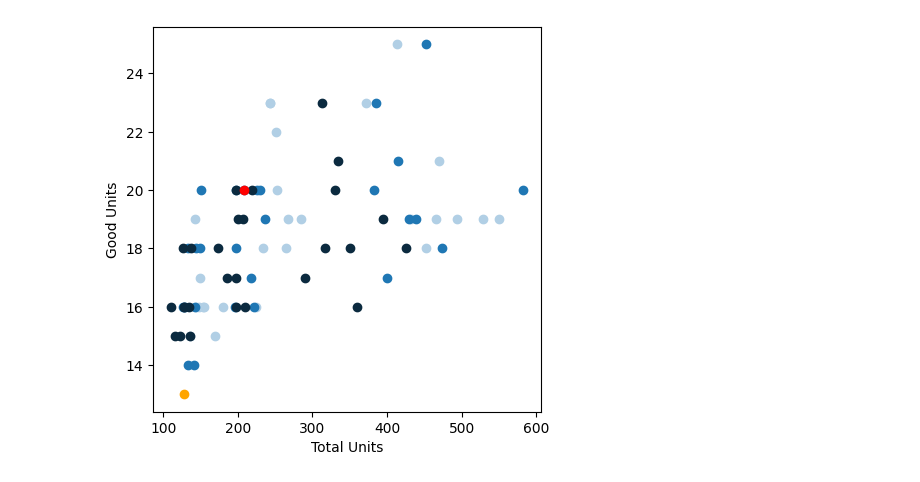
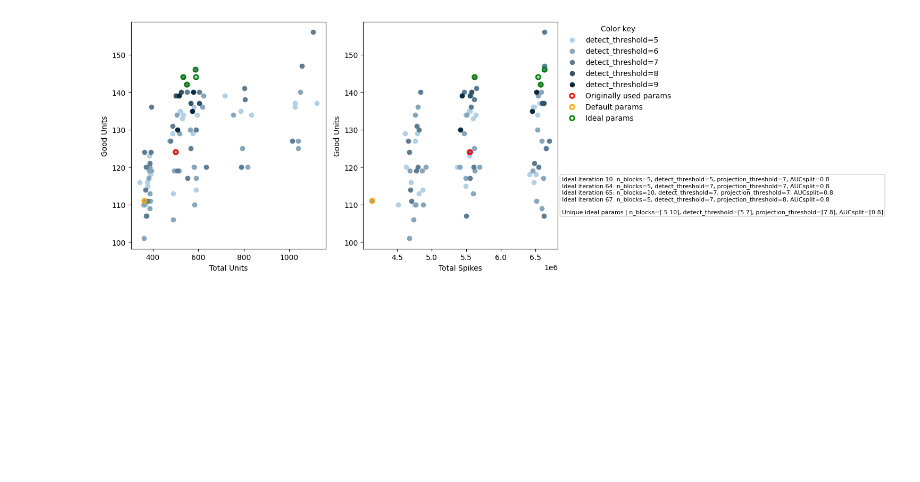
Before and after one commit to BrancoLab/JAL2_subgoal_pipeline, a Jupyter notebook: JR_test_scripts/KS_sweep_bc_metrics.ipynb, the cells around one changed output. Saved outputs shown, nothing was run; the diff lists cells and outputs as text; code cells hidden in the pictures; blank space fills up the shorter version.

```diff
--- a/JR_test_scripts/KS_sweep_bc_metrics.ipynb
+++ b/JR_test_scripts/KS_sweep_bc_metrics.ipynb
@@ -153,6 +151,9 @@ array([ 1,  5, 10,  1,  5, 10,  1,  5, 10,  1,  5, 10,  1,  5, 10,  1,  5,
 # %%
 """Plot the results"""
-shades = three_shades("#1f77b4")
+use_color = np.array(ks_params["detect_threshold"]) # projection_threshold, AUCsplit, nblocks
+shades = n_shades("#1f77b4", n=len(np.unique(use_color)))
+used_it = np.where(ks_params["used_it"])[0][0]
+default = np.where(ks_params["default"])[0][0]
 
 fig, axs = plt.subplots(1, 4, figsize=(20, 5))
 axs[0].bar(range(len(results['unit_num'])), results['unit_num'])
@@ -168,13 +169,74 @@ axs[3].bar(range(len(results['n_noise_units'])), results['n_noise_units'])
 axs[3].bar(used_it, results['n_noise_units'][used_it], color='red')  # Highlight the used iteration
 axs[3].set_title('Noise Units')
 
-fig, axs = plt.subplots(1, 1, figsize=(5, 5))
-use_color = np.array(pt_list) # dt_list, pt_list, nb_list
-for i, val in enumerate(np.unique(use_color[:-1])):
+fig, axs = plt.subplots(1, 2, figsize=(15, 5))
+ideal = (np.array(results["n_good_units"]) > 140) & (np.array(results['unit_num']) < 700)
+# good vs total units
+for i, val in enumerate(np.unique(use_color)):
     mask = use_color == val
-    axs.scatter(np.array(results['unit_num'])[mask], np.array(results['n_good_units'])[mask], color = shades[i])
-axs.scatter(results["unit_num"][used_it], results["n_good_units"][used_it], color='red')  # Highlight the used iteration
-axs.scatter(results["unit_num"][-1], results["n_good_units"][-1], color='orange')  # Highlight the default iteration
-axs.set_xlabel('Total Units')
-axs.set_ylabel('Good Units')
+    axs[0].scatter(np.array(results['unit_num'])[mask], np.array(results['n_good_units'])[mask], color = shades[i])
+axs[0].scatter(results["unit_num"][used_it], results["n_good_units"][used_it], edgecolor='red', facecolor = "None", linewidth = 2, label='Originally used params')  # Highlight the used iteration
+axs[0].scatter(results["unit_num"][default], results["n_good_units"][default], edgecolor='orange', facecolor = "None", linewidth = 2, label='Default params')  # Highlight the default iteration
+axs[0].scatter(np.array(results['unit_num'])[ideal], np.array(results['n_good_units'])[ideal], edgecolor='green', facecolor = "None", linewidth = 2, label='Ideal params')  # Highlight the ideal iterations
+axs[0].set_xlabel('Total Units')
+axs[0].set_ylabel('Good Units')
+# good units vs total spikes
+for i, val in enumerate(np.unique(use_color)):
+    mask = use_color == val
+    axs[1].scatter(np.array(results['n_spikes'])[mask], np.array(results['n_good_units'])[mask], color = shades[i],
+        label=f"detect_threshold={val}")
+axs[1].scatter(results["n_spikes"][used_it], results["n_good_units"][used_it], edgecolor='red', facecolor = "None", linewidth = 2, label='Originally used params')  # Highlight the used iteration
+axs[1].scatter(results["n_spikes"][default], results["n_good_units"][default], edgecolor='orange', facecolor = "None", linewidth = 2, label='Default params')  # Highlight the default iteration
+axs[1].scatter(np.array(results['n_spikes'])[ideal], np.array(results['n_good_units'])[ideal], edgecolor='green', facecolor = "None", linewidth = 2, label='Ideal params')  # Highlight the ideal iterations
+axs[1].set_xlabel('Total Spikes')
+axs[1].set_ylabel('Good Units')
+handles, labels = axs[1].get_legend_handles_labels()
+by_label = dict(zip(labels, handles))
+axs[1].legend(
+    by_label.values(),
+    by_label.keys(),
+    title="Color key",
+    loc="upper left",
+    bbox_to_anchor=(1.02, 1.0),
+    borderaxespad=0.0,
+    frameon=False
+)
+
+# Make room on the right for legend + text block
+fig.subplots_adjust(right=0.68)
+
+# Build the same lines you currently print, and also draw them on-figure
+summary_lines = []
+for i in np.where(ideal)[0]:
+    line = (
+        f"Ideal iteration {i}: n_blocks={ks_params['nblocks'][i]}, "
+        f"detect_threshold={ks_params['detect_threshold'][i]}, "
+        f"projection_threshold={ks_params['projection_threshold'][i]}, "
+        f"AUCsplit={ks_params['AUCsplit'][i]}"
+    )
+    print(line)
+    summary_lines.append(line)
+
+aggregate_line = (
+    f"Unique ideal params | n_blocks={np.unique(np.array(ks_params['nblocks'])[ideal])}, "
+    f"detect_threshold={np.unique(np.array(ks_params['detect_threshold'])[ideal])}, "
+    f"projection_threshold={np.unique(np.array(ks_params['projection_threshold'])[ideal])}, "
+    f"AUCsplit={np.unique(np.array(ks_params['AUCsplit'])[ideal])}"
+)
+print(aggregate_line)
+summary_lines.append("")
+summary_lines.append(aggregate_line)
+
+axs[1].text(
+    1.02, 0.32,
+    "\n".join(summary_lines),
+    transform=axs[1].transAxes,
+    ha="left",
+    va="top",
+    fontsize=8,
+    bbox=dict(boxstyle="round,pad=0.3", facecolor="white", alpha=0.9, edgecolor="0.8"),
+    clip_on=False
+)
+plt.tight_layout()
+fig.savefig(os.path.join(imec_folder, "KS_sweep", "ks_sweep_bc_unit_types.png"), dpi=300)
 # %% [output]
@@ -183,2 +249,2 @@ Text(0, 0.5, 'Good Units')
-[figure, old version]
+[figure, new version]
 # %%
```
Also changed, not shown: parts of 10 cells of this notebook, 5 other files.
